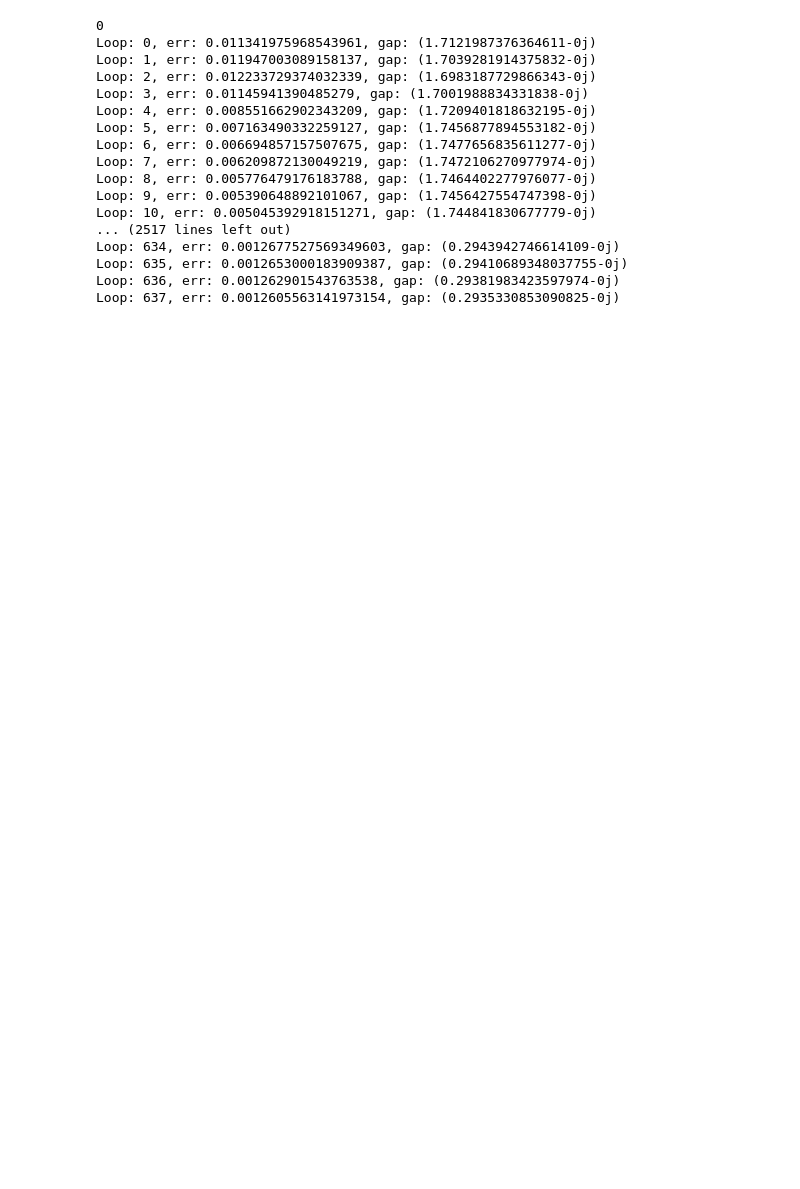
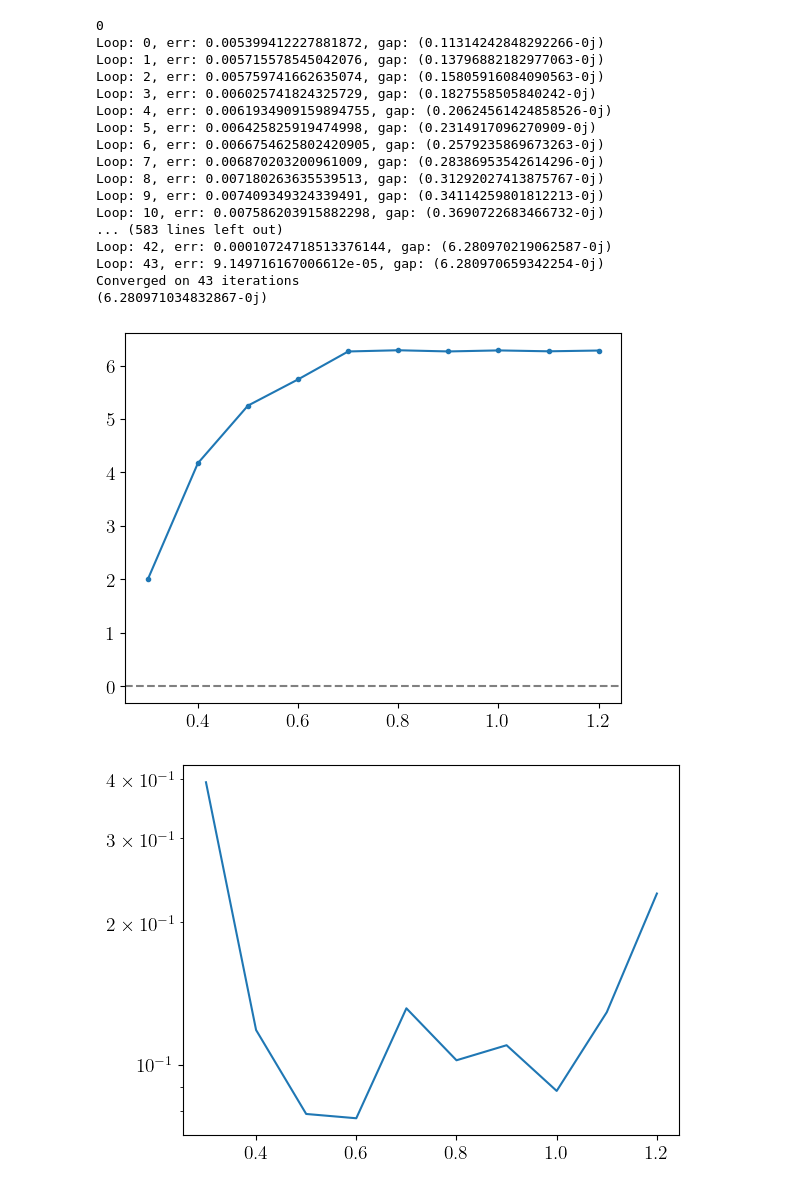
Before and after one commit to j-curtis/psBQP, a Jupyter notebook: testing.ipynb, the cells around one changed output. Cells and saved outputs as stored; diff of their text form; code cells hidden in the pictures; blank space fills up the shorter version.

```diff
--- a/testing.ipynb
+++ b/testing.ipynb
@@ -10,17 +10,17 @@ plt.rcParams['font.size']=14
 plt.rcParams['text.usetex']=True
 # %%
 ntheta = 20
-cutoff = 10.*eil.BCS_ratio
-nw = 60
+cutoff = 30.*eil.BCS_ratio
+nw = 200
 
-fine_nw = 250
+fine_nw = 200
 fine_cutoff = 2.*eil.BCS_ratio
 
 ntemps = 10
-temps = np.linspace(0.5,1.2,ntemps)
+temps = np.linspace(0.3,1.2,ntemps)
 
 gaps = np.zeros((ntemps),dtype=complex)
-times = np.zeros_like(gaps)
+times = np.zeros_like(gaps,dtype=float)
 grs = []
 
 sim = eil.Eilenberger(nw,ntheta,cutoff,fine_grid=(fine_nw,fine_cutoff))
@@ -31,15 +31,15 @@ sim.set_Q0(0.)
 sim.set_Tc(1.)
 sim.set_BCS_coupling(sim.calc_BCS_coupling() )
 
-sim.scba_step = 0.05
-sim.scba_err = 1.e-3
+sim.scba_step = 0.15
+sim.scba_err = 1.e-4
 
 for i in range(ntemps):
     print(str(i))
     sim.set_temperature(temps[i])
     t0 = time.time()
     if i > 0:
-        gap, gr  = sim.calc_eq(gaps[i-1])
+        gap, gr  = sim.calc_eq(grs[i-1])
         print(gap)
         gaps[i] = gap
         grs.append(gr)
@@ -52,29 +52,32 @@ for i in range(ntemps):
     times[i] = t1-t0
 # %% [output]
 0
-Loop: 0, err: 0.011341975968543961, gap: (1.7121987376364611-0j)
-Loop: 1, err: 0.011947003089158137, gap: (1.7039281914375832-0j)
-Loop: 2, err: 0.012233729374032339, gap: (1.6983187729866343-0j)
-Loop: 3, err: 0.01145941390485279, gap: (1.7001988834331838-0j)
-Loop: 4, err: 0.008551662902343209, gap: (1.7209401818632195-0j)
-Loop: 5, err: 0.007163490332259127, gap: (1.7456877894553182-0j)
-Loop: 6, err: 0.006694857157507675, gap: (1.7477656835611277-0j)
-Loop: 7, err: 0.006209872130049219, gap: (1.7472106270977974-0j)
-Loop: 8, err: 0.005776479176183788, gap: (1.7464402277976077-0j)
-Loop: 9, err: 0.005390648892101067, gap: (1.7456427554747398-0j)
-Loop: 10, err: 0.005045392918151271, gap: (1.744841830677779-0j)
-... (2517 lines left out)
-Loop: 634, err: 0.0012677527569349603, gap: (0.2943942746614109-0j)
-Loop: 635, err: 0.0012653000183909387, gap: (0.29410689348037755-0j)
-Loop: 636, err: 0.001262901543763538, gap: (0.29381983423597974-0j)
-Loop: 637, err: 0.0012605563141973154, gap: (0.2935330853090825-0j)
+Loop: 0, err: 0.005399412227881872, gap: (0.11314242848292266-0j)
+Loop: 1, err: 0.005715578545042076, gap: (0.13796882182977063-0j)
+Loop: 2, err: 0.005759741662635074, gap: (0.15805916084090563-0j)
+Loop: 3, err: 0.006025741824325729, gap: (0.1827558505840242-0j)
+Loop: 4, err: 0.0061934909159894755, gap: (0.20624561424858526-0j)
+Loop: 5, err: 0.006425825919474998, gap: (0.2314917096270909-0j)
+Loop: 6, err: 0.0066754625802420905, gap: (0.2579235869673263-0j)
+Loop: 7, err: 0.006870203200961009, gap: (0.28386953542614296-0j)
+Loop: 8, err: 0.007180263635539513, gap: (0.31292027413875767-0j)
+Loop: 9, err: 0.007409349324339491, gap: (0.34114259801812213-0j)
+Loop: 10, err: 0.007586203915882298, gap: (0.3690722683466732-0j)
+... (583 lines left out)
+Loop: 42, err: 0.00010724718513376144, gap: (6.280970219062587-0j)
+Loop: 43, err: 9.149716167006612e-05, gap: (6.280970659342254-0j)
+Converged on 43 iterations
+(6.280971034832867-0j)
 # %%
-plt.plot(temps,np.abs(gaps[:]),marker='.')
+plt.plot(temps,np.real(gaps[:]),marker='.')
 plt.axhline(0.,color='gray',linestyle='dashed')
 plt.show()
 plt.plot(temps,times[:])
 plt.yscale('log')
 plt.show()
+# %% [output]
+[figure, added]
+[figure, added]
 # %%
 plt.plot(sim.w_arr,np.real(grs[0][0,0,:,0]),'red')
 plt.plot(sim.w_arr,np.imag(grs[0][0,0,:,0]),'blue')
```
Also changed, not shown: parts of 9 cells of this notebook, 1 other file.
